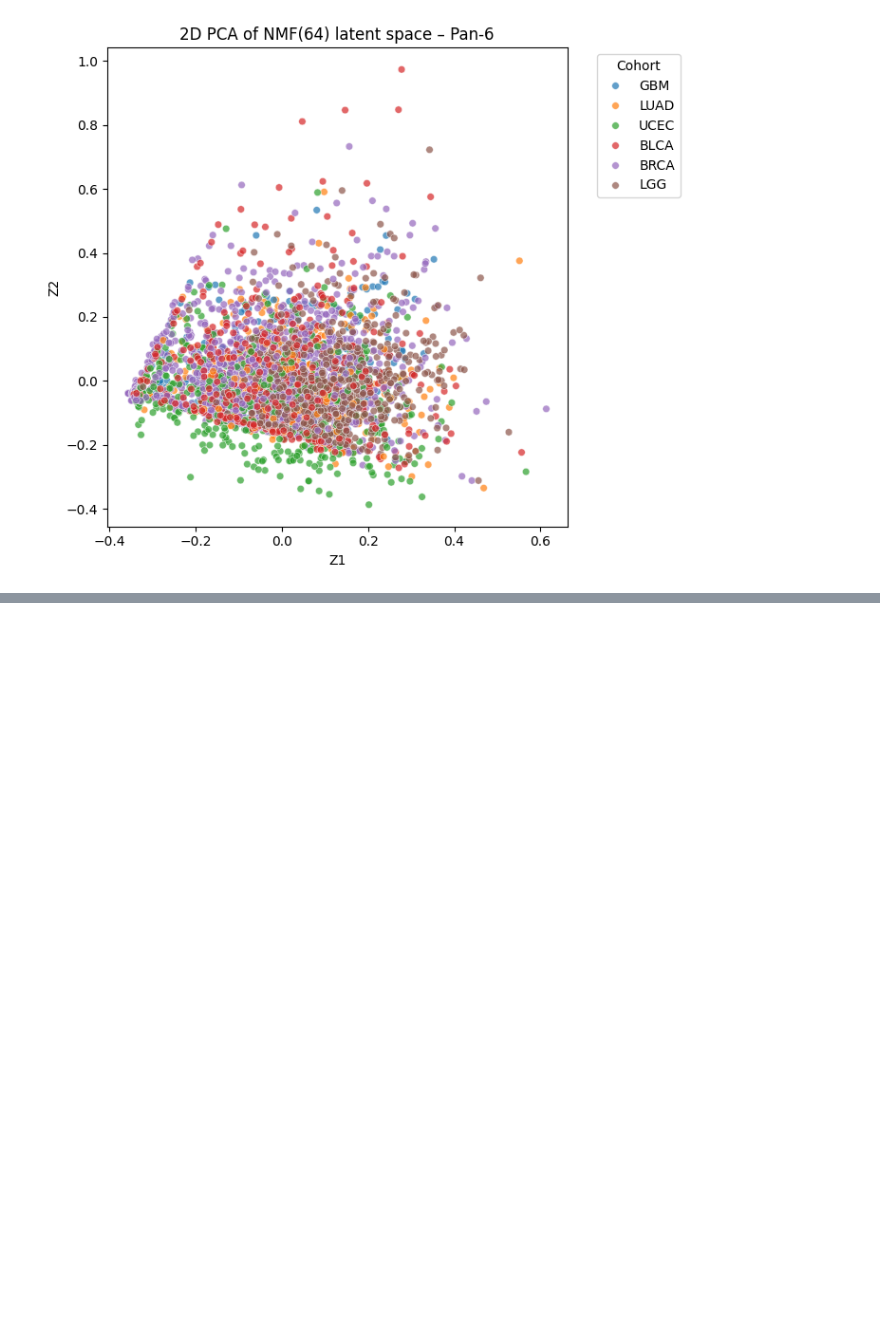
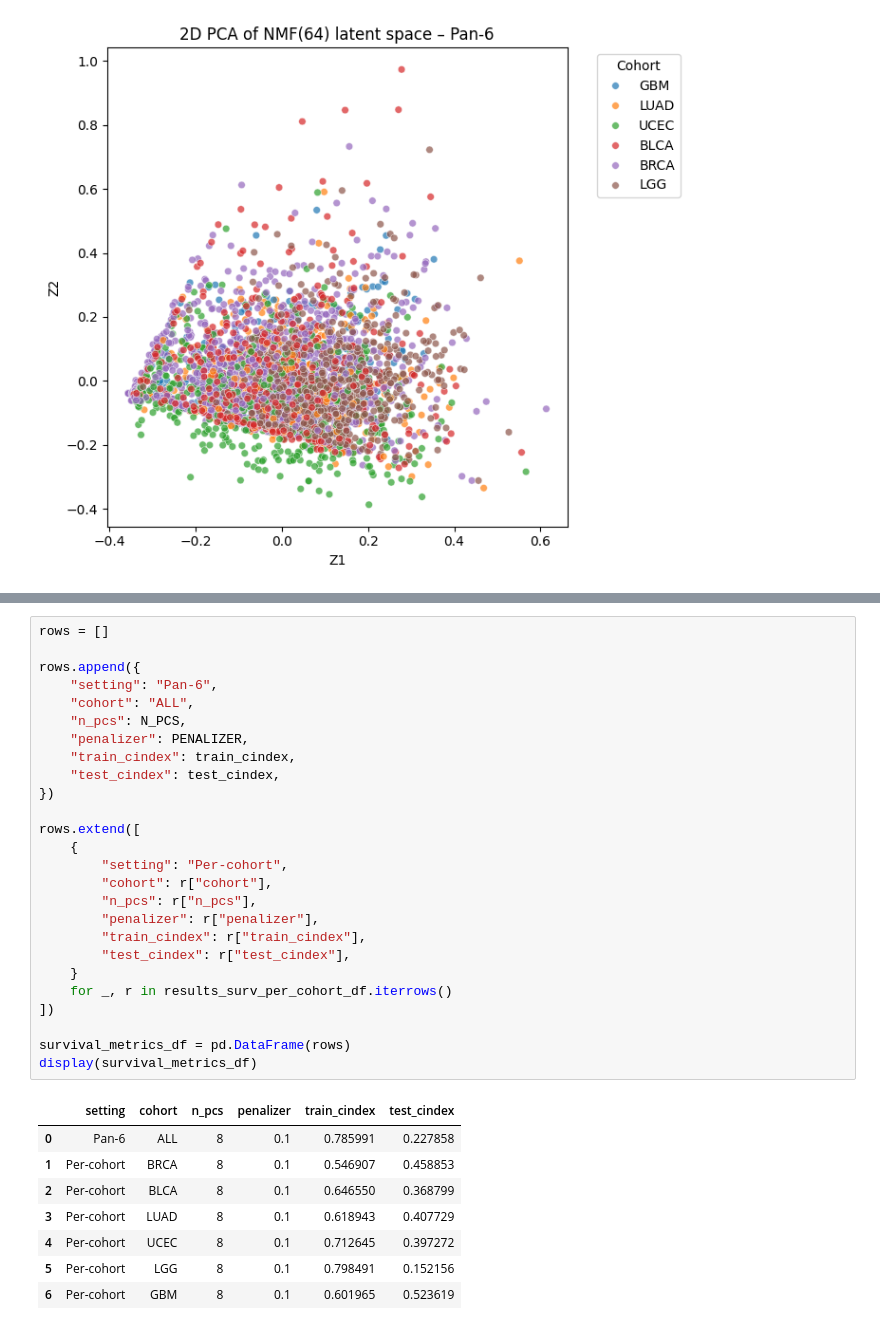
Before and after one commit to arionandrei2000/bdh_challenge_2025, a Jupyter notebook: notebooks/04_analysis.ipynb, the cells around one changed output, grey strips where cells are left out. Cells and saved outputs as stored; diff of their text form; blank space fills up the shorter version.

```diff
--- a/notebooks/04_analysis.ipynb
+++ b/notebooks/04_analysis.ipynb
@@ -1096,0 +1204,35 @@ Name: count, dtype: int64
+# %%
+rows = []
+
+rows.append({
+    "setting": "Pan-6",
+    "cohort": "ALL",
+    "n_pcs": N_PCS,
+    "penalizer": PENALIZER,
+    "train_cindex": train_cindex,
+    "test_cindex": test_cindex,
+})
+
+rows.extend([
+    {
+        "setting": "Per-cohort",
+        "cohort": r["cohort"],
+        "n_pcs": r["n_pcs"],
+        "penalizer": r["penalizer"],
+        "train_cindex": r["train_cindex"],
+        "test_cindex": r["test_cindex"],
+    }
+    for _, r in results_surv_per_cohort_df.iterrows()
+])
+
+survival_metrics_df = pd.DataFrame(rows)
+display(survival_metrics_df)
+# %% [output]
+|  | setting | cohort | n_pcs | penalizer | train_cindex | test_cindex |
+| 0 | Pan-6 | ALL | 8 | 0.1 | 0.785991 | 0.227858 |
+| 1 | Per-cohort | BRCA | 8 | 0.1 | 0.546907 | 0.458853 |
+| 2 | Per-cohort | BLCA | 8 | 0.1 | 0.646550 | 0.368799 |
+| 3 | Per-cohort | LUAD | 8 | 0.1 | 0.618943 | 0.407729 |
+| 4 | Per-cohort | UCEC | 8 | 0.1 | 0.712645 | 0.397272 |
+| 5 | Per-cohort | LGG | 8 | 0.1 | 0.798491 | 0.152156 |
+| 6 | Per-cohort | GBM | 8 | 0.1 | 0.601965 | 0.523619 |
```
Also changed, not shown: parts of 2 cells of this notebook.
